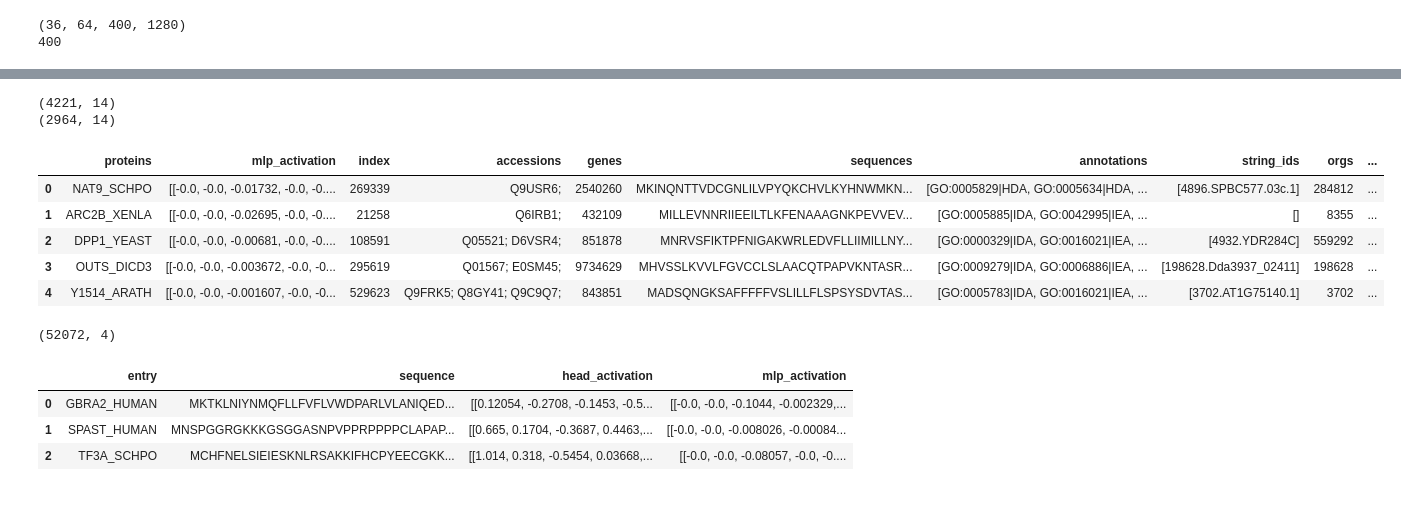
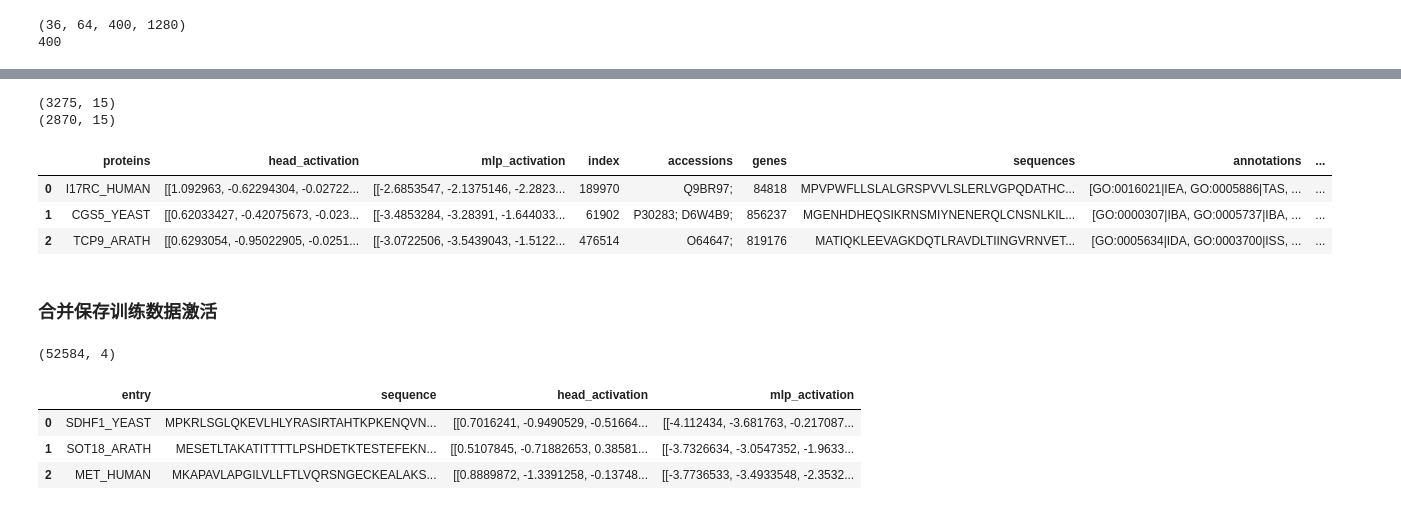
Before and after one commit to bingyang-lei/SAE4deepgo, a Jupyter notebook: Get_activate/try.ipynb, the cells around one changed output, grey strips where cells are left out. Cells and saved outputs as stored; diff of their text form; code cells hidden in the pictures.

```diff
--- a/Get_activate/try.ipynb
+++ b/Get_activate/try.ipynb
@@ -19,27 +19,33 @@ import torch as th
 import numpy as np
 # %%
 # 读取 .arrow 文件
-dataset = Dataset.from_file('dataset/protgpt2_ctrlprot_dataset/cc-test-activation1.arrow')
-dataset2 = Dataset.from_file('dataset/protgpt2_ctrlprot_dataset/cc-test-activation2.arrow')
-dataset3 = Dataset.from_file('dataset/protgpt2_ctrlprot_dataset/cc-test-activation3.arrow')
-dataset4 = Dataset.from_file('dataset/protgpt2_ctrlprot_dataset/cc-test-activation4.arrow')
-dataset5 = Dataset.from_file('dataset/protgpt2_ctrlprot_dataset/cc-valid-activation1.arrow')
-dataset6 = Dataset.from_file('dataset/protgpt2_ctrlprot_dataset/cc-valid-activation2.arrow')
-dataset7 = Dataset.from_file('dataset/protgpt2_ctrlprot_dataset/cc-valid-activation3.arrow')
+dataset = Dataset.from_file('dataset/esm2_ctrlprot_dataset/bp-test-data1.arrow')
+dataset2 = Dataset.from_file('dataset/esm2_ctrlprot_dataset/bp-test-data2.arrow')
+dataset3 = Dataset.from_file('dataset/esm2_ctrlprot_dataset/bp-test-data3.arrow')
+dataset4 = Dataset.from_file('dataset/esm2_ctrlprot_dataset/bp-test-data4.arrow')
+dataset8 = Dataset.from_file('dataset/esm2_ctrlprot_dataset/bp-test-data5.arrow')
+dataset9 = Dataset.from_file('dataset/esm2_ctrlprot_dataset/bp-test-data6.arrow')
+dataset5 = Dataset.from_file('dataset/esm2_ctrlprot_dataset/bp-valid-data1.arrow')
+dataset6 = Dataset.from_file('dataset/esm2_ctrlprot_dataset/bp-valid-data2.arrow')
+dataset7 = Dataset.from_file('dataset/esm2_ctrlprot_dataset/bp-valid-data3.arrow')
+dataset10 = Dataset.from_file('dataset/esm2_ctrlprot_dataset/bp-valid-data4.arrow')
+dataset11 = Dataset.from_file('dataset/esm2_ctrlprot_dataset/bp-valid-data5.arrow')
 # 将数据集转换为 Pandas DataFrame
 df = dataset.to_pandas()
 # 追加dataset2到df
 df = pd.concat([df, dataset2.to_pandas()], axis=0)
 df_test = pd.concat([df, dataset3.to_pandas()], axis=0)
 df_test = pd.concat([df_test, dataset4.to_pandas()], axis=0)
+df_test = pd.concat([df_test, dataset8.to_pandas()], axis=0)
+df_test = pd.concat([df_test, dataset9.to_pandas()], axis=0)
+
 
 df_valid = dataset5.to_pandas()
 df_valid = pd.concat([df_valid, dataset6.to_pandas()], axis=0)
 df_valid = pd.concat([df_valid, dataset7.to_pandas()], axis=0)
+df_valid = pd.concat([df_valid, dataset10.to_pandas()], axis=0)
+df_valid = pd.concat([df_valid, dataset11.to_pandas()], axis=0)
+
 print(df_valid.shape)
 print(df_test.shape)
-df_valid = df_valid[['entry', 'mlp_activation']]
-df_test = df_test[['entry', 'mlp_activation']]
-# df的entry列更名为proteins
-df_valid = df_valid.rename(columns={'entry': 'proteins'})
-df_test = df_test.rename(columns={'entry': 'proteins'})
+df_valid.head(3)
@@ -46,3 +59,9 @@ df_test = df_test.rename(columns={'entry': 'proteins'})
+# %%
+df_valid = df_valid[['entry', 'head_activation', 'mlp_activation']]
+df_test = df_test[['entry', 'head_activation', 'mlp_activation']]
+# df的entry列更名为proteins
+df_valid = df_valid.rename(columns={'entry': 'proteins'})
+df_test = df_test.rename(columns={'entry': 'proteins'})
 # %%
 df_test.head(3)
 # %% [output]
@@ -113,6 +105,6 @@ for i, row in enumerate(df_test.itertuples()):
 # %%
-origin_test_df = pd.read_pickle('../deepgo2/data/cc/test_data.pkl')
-origin_valid_df = pd.read_pickle('../deepgo2/data/cc/valid_data.pkl')
+origin_test_df = pd.read_pickle('../deepgo2/data/bp/test_data.pkl')
+origin_valid_df = pd.read_pickle('../deepgo2/data/bp/valid_data.pkl')
 # 统计origin_df的proteins列中的字符串是否有重名
 # print(origin_df['proteins'].duplicated().sum())
 # # 输出origin_df的proteins列中名为FPGS1_ARATH，ASPH_HUMAN，XANP_ECOLI的行
@@ -134,17 +126,15 @@ origin_test_df.head(3)
 # %%
 # 将df和origin_df合并，根据proteins列合并
 df_test = pd.merge(df_test, origin_test_df, on='proteins')
 print(df_test.shape)
 df_valid = pd.merge(df_valid, origin_valid_df, on='proteins')
 print(df_valid.shape)
-df_valid.head()
+df_valid.head(3)
 # %% [output]
-(4221, 14)
-(2964, 14)
+(3275, 15)
+(2870, 15)
-|  | proteins | mlp_activation | index | accessions | genes | sequences | annotations | string_ids | orgs | ... |
-| 0 | NAT9_SCHPO | [[-0.0, -0.0, -0.01732, -0.0, -0.... | 269339 | Q9USR6; | 2540260 | MKINQNTTVDCGNLILVPYQKCHVLKYHNWMKN... | [GO:0005829|HDA, GO:0005634|HDA, ... | [4896.SPBC577.03c.1] | 284812 | ... |
-| 1 | ARC2B_XENLA | [[-0.0, -0.0, -0.02695, -0.0, -0.... | 21258 | Q6IRB1; | 432109 | MILLEVNNRIIEEILTLKFENAAAGNKPEVVEV... | [GO:0005885|IDA, GO:0042995|IEA, ... | [] | 8355 | ... |
-| 2 | DPP1_YEAST | [[-0.0, -0.0, -0.00681, -0.0, -0.... | 108591 | Q05521; D6VSR4; | 851878 | MNRVSFIKTPFNIGAKWRLEDVFLLIIMILLNY... | [GO:0000329|IDA, GO:0016021|IEA, ... | [4932.YDR284C] | 559292 | ... |
-| 3 | OUTS_DICD3 | [[-0.0, -0.0, -0.003672, -0.0, -0... | 295619 | Q01567; E0SM45; | 9734629 | MHVSSLKVVLFGVCCLSLAACQTPAPVKNTASR... | [GO:0009279|IDA, GO:0006886|IEA, ... | [198628.Dda3937_02411] | 198628 | ... |
-| 4 | Y1514_ARATH | [[-0.0, -0.0, -0.001607, -0.0, -0... | 529623 | Q9FRK5; Q8GY41; Q9C9Q7; | 843851 | MADSQNGKSAFFFFFVSLILLFLSPSYSDVTAS... | [GO:0005783|IDA, GO:0016021|IEA, ... | [3702.AT1G75140.1] | 3702 | ... |
+|  | proteins | head_activation | mlp_activation | index | accessions | genes | sequences | annotations | ... |
+| 0 | I17RC_HUMAN | [[1.092963, -0.62294304, -0.02722... | [[-2.6853547, -2.1375146, -2.2823... | 189970 | Q9BR97; | 84818 | MPVPWFLLSLALGRSPVVLSLERLVGPQDATHC... | [GO:0016021|IEA, GO:0005886|TAS, ... | ... |
+| 1 | CGS5_YEAST | [[0.62033427, -0.42075673, -0.023... | [[-3.4853284, -3.28391, -1.644033... | 61902 | P30283; D6W4B9; | 856237 | MGENHDHEQSIKRNSMIYNENERQLCNSNLKIL... | [GO:0000307|IBA, GO:0005737|IBA, ... | ... |
+| 2 | TCP9_ARATH | [[0.6293054, -0.95022905, -0.0251... | [[-3.0722506, -3.5439043, -1.5122... | 476514 | O64647; | 819176 | MATIQKLEEVAGKDQTLRAVDLTIINGVRNVET... | [GO:0005634|IDA, GO:0003700|ISS, ... | ... |
 # %%
@@ -153,16 +143,18 @@ df_test.to_pickle('../deepgo2/data/cc/test_gpt_data.pkl')
+# %% [markdown]
+### 合并保存训练数据激活
 # %%
-dataset_train = Dataset.from_file('dataset/protgpt2_ctrlprot_dataset/data-00000-of-00049.arrow')
+dataset_train = Dataset.from_file('dataset/esm2_ctrlprot_dataset/data-00000-of-00089.arrow')
 df_train = dataset_train.to_pandas()
 # 用for循环读取剩余的35个.arrow文件，并将其转换为Pandas DataFrame，然后追加到df_train
-for i in range(1, 49):
-    dataset = Dataset.from_file(f'dataset/protgpt2_ctrlprot_dataset/data-000{i:02}-of-00049.arrow')
+for i in range(1, 89):
+    dataset = Dataset.from_file(f'dataset/esm2_ctrlprot_dataset/data-000{i:02}-of-00089.arrow')
     df_train = pd.concat([df_train, dataset.to_pandas()], axis=0)
 
 print(df_train.shape)
 df_train.head(3)
 # %% [output]
-(52072, 4)
+(52584, 4)
 |  | entry | sequence | head_activation | mlp_activation |
-| 0 | GBRA2_HUMAN | MKTKLNIYNMQFLLFVFLVWDPARLVLANIQED... | [[0.12054, -0.2708, -0.1453, -0.5... | [[-0.0, -0.0, -0.1044, -0.002329,... |
-| 1 | SPAST_HUMAN | MNSPGGRGKKKGSGGASNPVPPRPPPPCLAPAP... | [[0.665, 0.1704, -0.3687, 0.4463,... | [[-0.0, -0.0, -0.008026, -0.00084... |
-| 2 | TF3A_SCHPO | MCHFNELSIEIESKNLRSAKKIFHCPYEECGKK... | [[1.014, 0.318, -0.5454, 0.03668,... | [[-0.0, -0.0, -0.08057, -0.0, -0.... |
+| 0 | SDHF1_YEAST | MPKRLSGLQKEVLHLYRASIRTAHTKPKENQVN... | [[0.7016241, -0.9490529, -0.51664... | [[-4.112434, -3.681763, -0.217087... |
+| 1 | SOT18_ARATH | MESETLTAKATITTTTLPSHDETKTESTEFEKN... | [[0.5107845, -0.71882653, 0.38581... | [[-3.7326634, -3.0547352, -1.9633... |
+| 2 | MET_HUMAN | MKAPAVLAPGILVLLFTLVQRSNGECKEALAKS... | [[0.8889872, -1.3391258, -0.13748... | [[-3.7736533, -3.4933548, -2.3532... |
```
Also changed, not shown: parts of 14 cells of this notebook, 14 other files.
